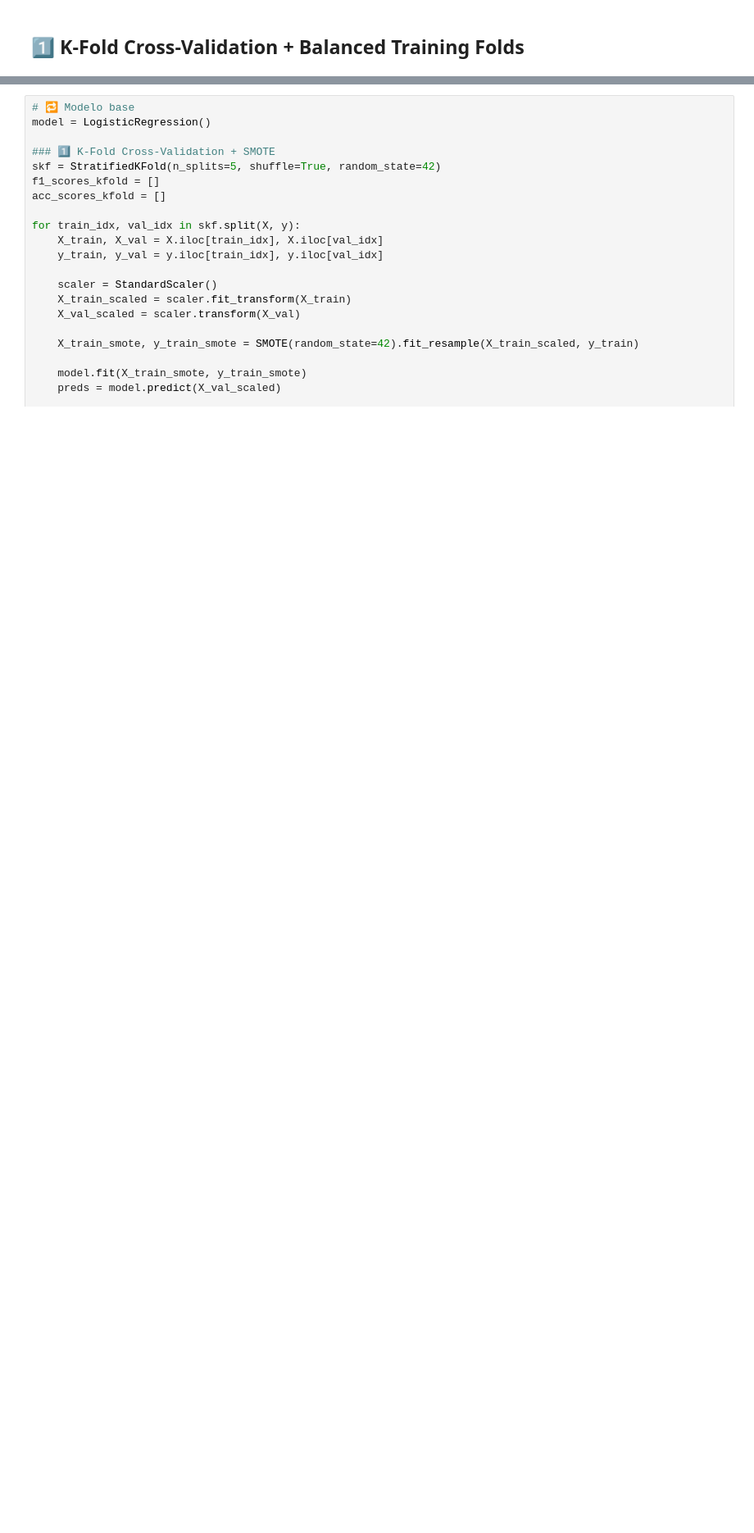
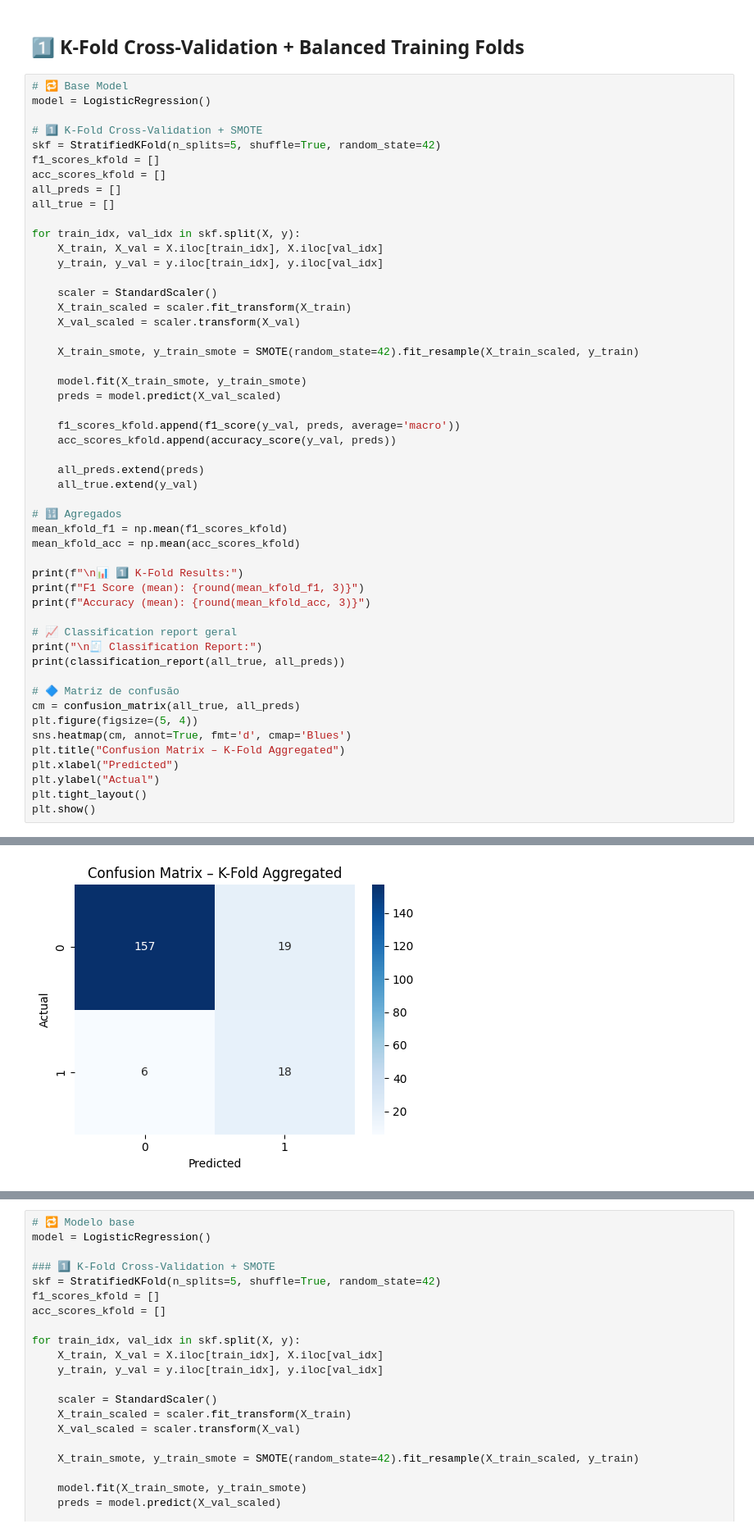
Before and after one commit to jcsmcmendes/Step_Class, a Jupyter notebook: Preparing_data_for_supervised_learning.ipynb, the cells around one changed output, grey strips where cells are left out. Shown: that part at 82% size. Drawn from its saved outputs; the diff is of its cells as text; blank space fills up the shorter version.

```diff
--- a/Preparing_data_for_supervised_learning.ipynb
+++ b/Preparing_data_for_supervised_learning.ipynb
@@ -89,3 +89,55 @@ After identifying class imbalance in our dataset, we have three main strategies
 > 💡 Choosing the right approach depends on the context, dataset size, and the goal of your analysis.
 # %% [markdown]
 ## 1️⃣ K-Fold Cross-Validation + Balanced Training Folds
+# %%
+# 🔁 Base Model
+model = LogisticRegression()
+
+# 1️⃣ K-Fold Cross-Validation + SMOTE
+skf = StratifiedKFold(n_splits=5, shuffle=True, random_state=42)
+f1_scores_kfold = []
+acc_scores_kfold = []
+all_preds = []
+all_true = []
+
+for train_idx, val_idx in skf.split(X, y):
+    X_train, X_val = X.iloc[train_idx], X.iloc[val_idx]
+    y_train, y_val = y.iloc[train_idx], y.iloc[val_idx]
+
+    scaler = StandardScaler()
+    X_train_scaled = scaler.fit_transform(X_train)
+    X_val_scaled = scaler.transform(X_val)
+
+    X_train_smote, y_train_smote = SMOTE(random_state=42).fit_resample(X_train_scaled, y_train)
+
+    model.fit(X_train_smote, y_train_smote)
+    preds = model.predict(X_val_scaled)
+
+    f1_scores_kfold.append(f1_score(y_val, preds, average='macro'))
+    acc_scores_kfold.append(accuracy_score(y_val, preds))
+
+    all_preds.extend(preds)
+    all_true.extend(y_val)
+
+# 🔢 Agregados
+mean_kfold_f1 = np.mean(f1_scores_kfold)
+mean_kfold_acc = np.mean(acc_scores_kfold)
+
+print(f"\n📊 1️⃣ K-Fold Results:")
+print(f"F1 Score (mean): {round(mean_kfold_f1, 3)}")
+print(f"Accuracy (mean): {round(mean_kfold_acc, 3)}")
+
+# 📈 Classification report geral
+print("\n🧾 Classification Report:")
+print(classification_report(all_true, all_preds))
+
+# 🔷 Matriz de confusão
+cm = confusion_matrix(all_true, all_preds)
+plt.figure(figsize=(5, 4))
+sns.heatmap(cm, annot=True, fmt='d', cmap='Blues')
+plt.title("Confusion Matrix – K-Fold Aggregated")
+plt.xlabel("Predicted")
+plt.ylabel("Actual")
+plt.tight_layout()
+plt.show()
+# %% [output]
@@ -91,0 +157 @@ After identifying class imbalance in our dataset, we have three main strategies
+[figure, added]
```
Also changed, not shown: parts of 8 cells of this notebook.
